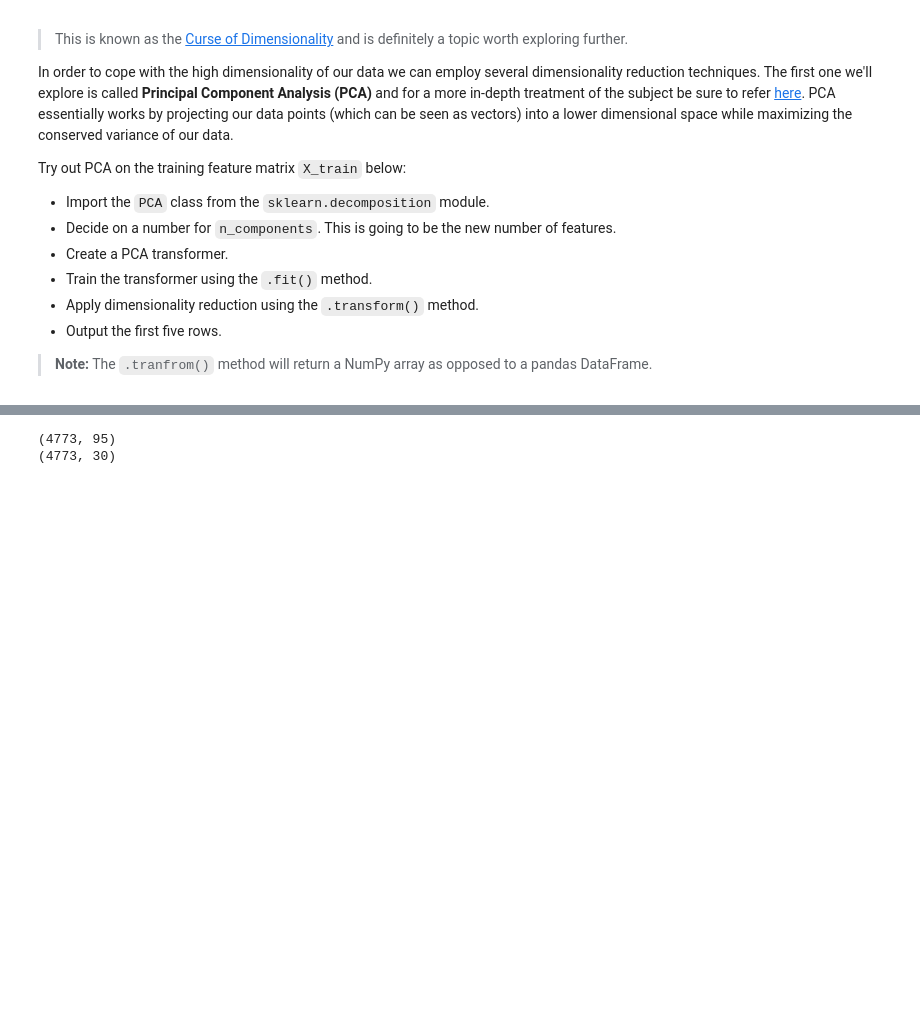
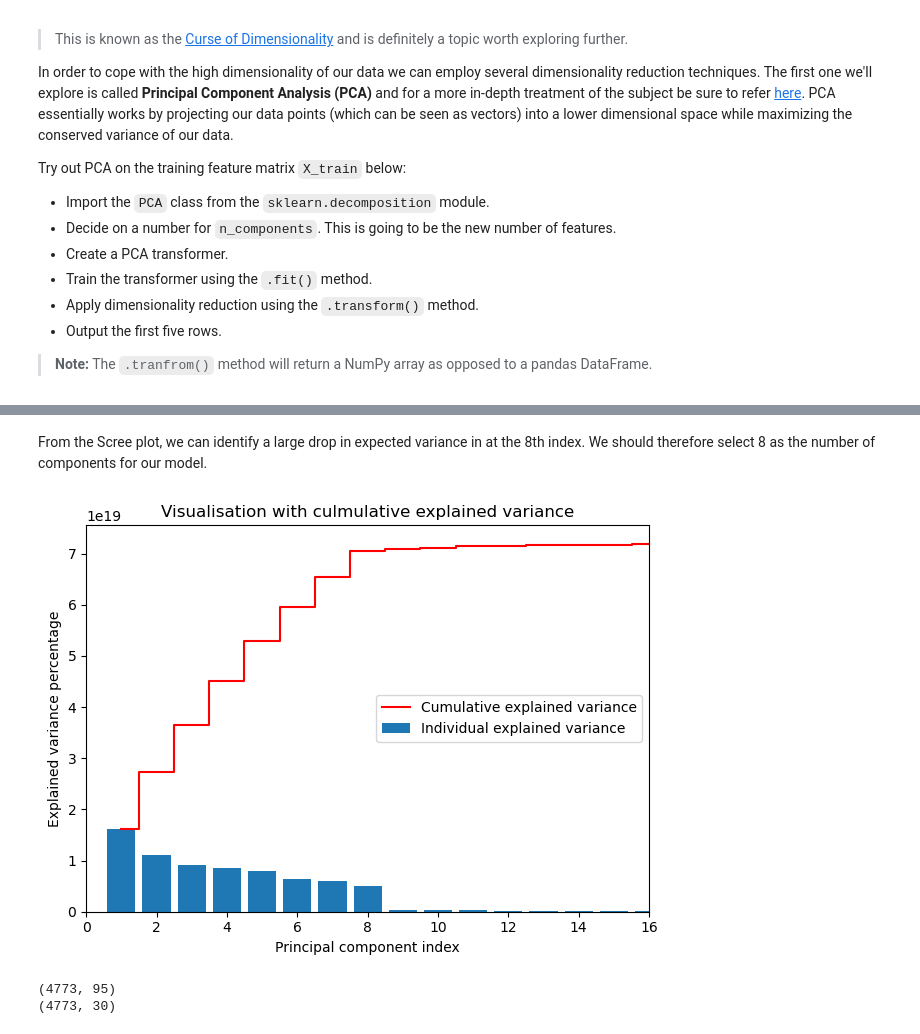
Before and after one commit to Shelfonfire/Python-for-Data-Science, a Jupyter notebook: Session_5/session-five-project-questions.ipynb, the cells around one changed output, grey strips where cells are left out. Saved outputs shown, nothing was run; the diff lists cells and outputs as text; code cells hidden in the pictures; blank space fills up the shorter version.

```diff
--- a/Session_5/session-five-project-questions.ipynb
+++ b/Session_5/session-five-project-questions.ipynb
@@ -125,2 +144,24 @@ from sklearn.decomposition import PCA
+# %% [markdown]
+From the Scree plot, we can identify a large drop in expected variance in at the 8th index. We should therefore select 8 as the number of components for our model.
+# %%
+exp_var = covar_matrix.explained_variance_
+exp_var_cum = np.cumsum(exp_var)
+
+plt.bar(range(1, 96), exp_var, align='center',
+        label='Individual explained variance')
+
+plt.step(range(1, 96), exp_var_cum, where='mid',
+         label='Cumulative explained variance', color='red')
+
+plt.ylabel('Explained variance percentage')
+plt.xlabel('Principal component index')
+plt.xlim(0,16)
+plt.title('Visualisation with culmulative explained variance')
+plt.legend(loc='best')
+plt.tight_layout()
+
+plt.savefig("Barplot.png")
+# %% [output]
+[figure, added]
 # %%
 # Create PCA transformer that keeps 30 components
```
Also changed, not shown: parts of 121 cells of this notebook, 4 other files.
